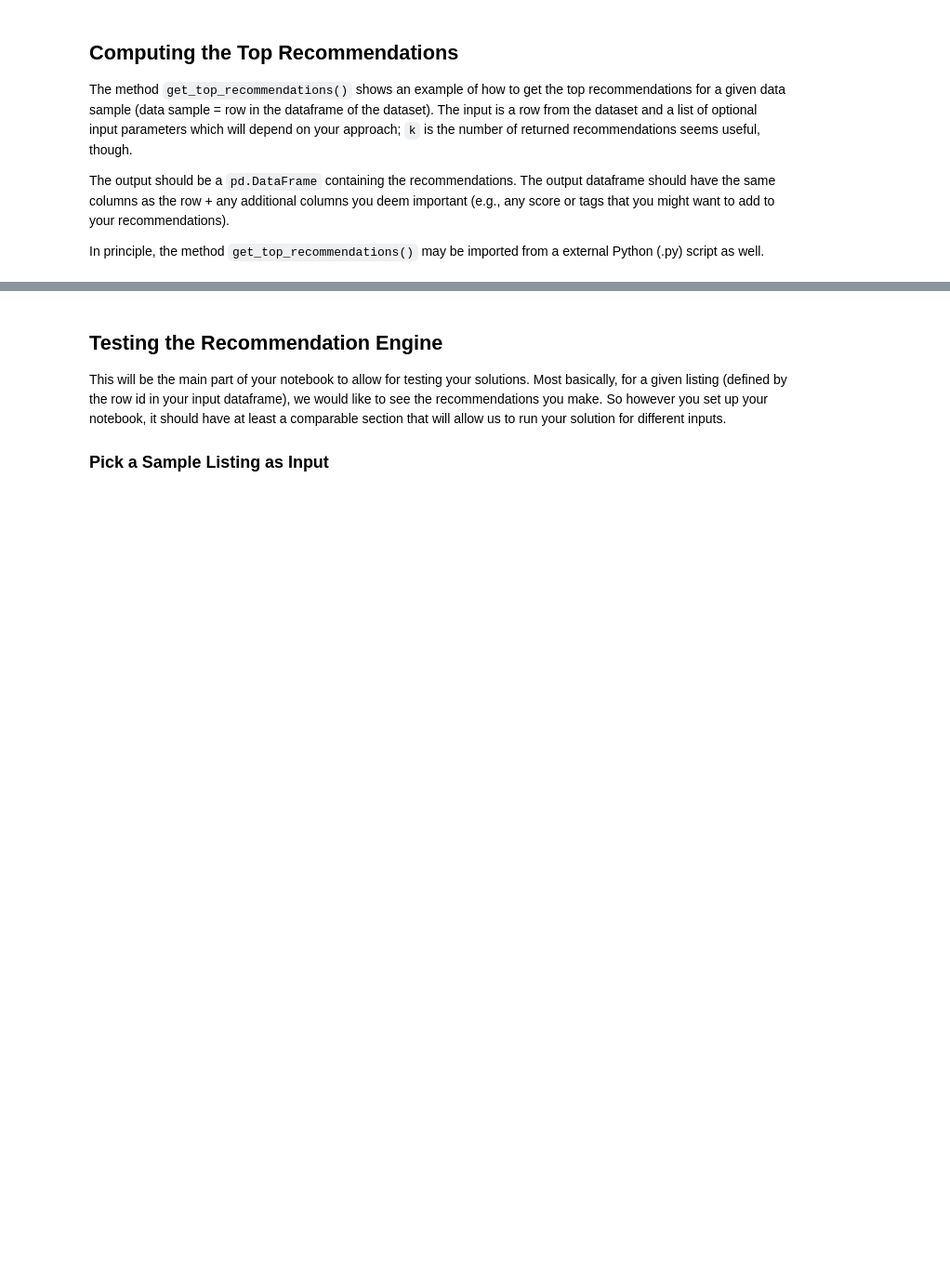
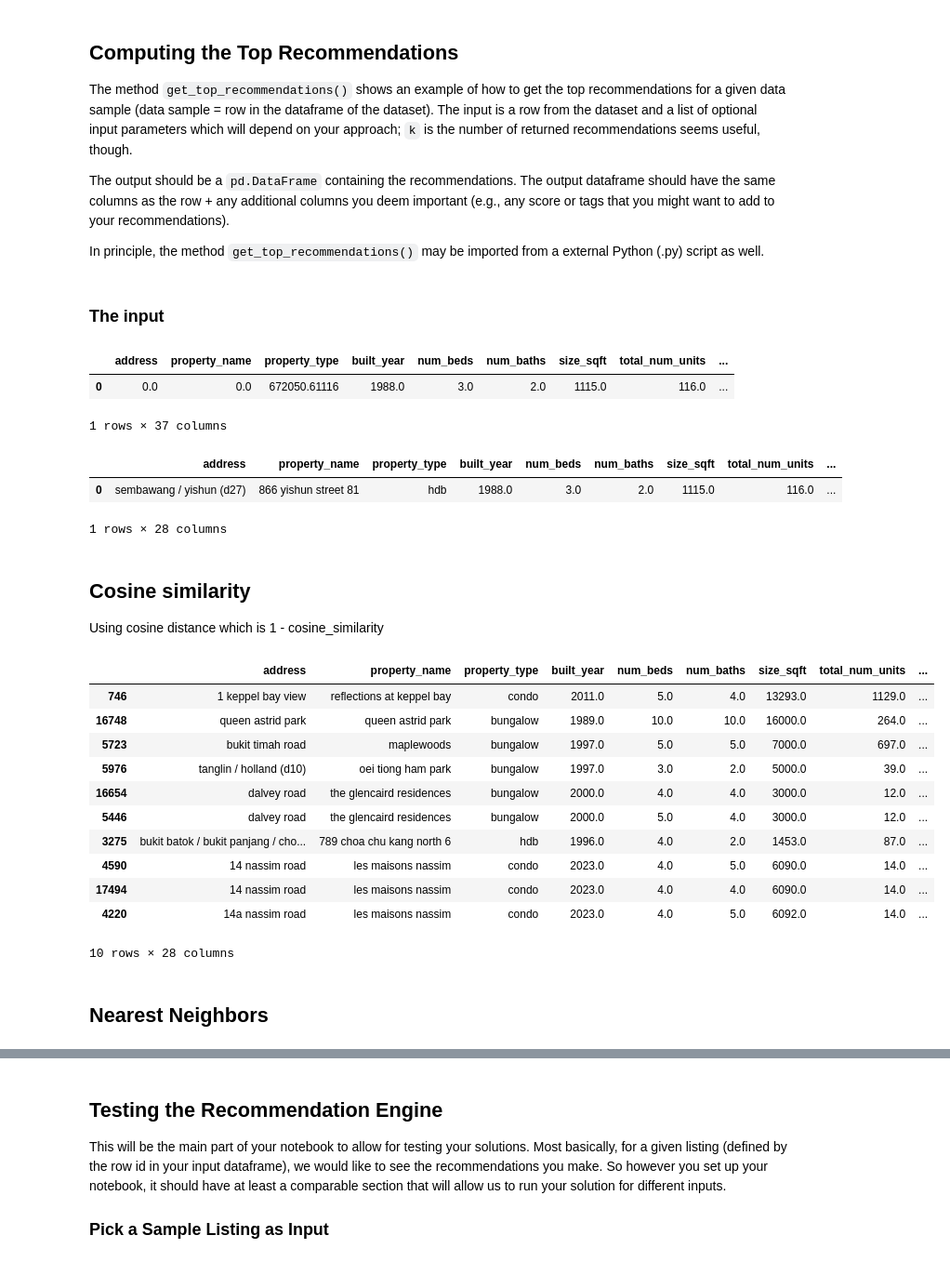
Before and after one commit to atul1696/cs5228-project, a Jupyter notebook: task2.ipynb, the cells around one changed output, grey strips where cells are left out. Shown: that part at 93% size. Drawn from its saved outputs; the diff is of its cells as text; code cells hidden in the pictures; blank space fills up the shorter version.

Commit message:
Add baseline code for cosine similarity and nearest neighbors

```diff
--- a/task2.ipynb
+++ b/task2.ipynb
@@ -102,3 +78,44 @@ The method `get_top_recommendations()` shows an example of how to get the top re
 The output should be a `pd.DataFrame` containing the recommendations. The output dataframe should have the same columns as the row + any additional columns you deem important (e.g., any score or tags that you might want to add to your recommendations).
 
 In principle, the method `get_top_recommendations()` may be imported from a external Python (.py) script as well.
+# %% [markdown]
+### The input
+# %%
+row = df_data.iloc[[0]]
+row
+# %% [output]
+|  | address | property_name | property_type | built_year | num_beds | num_baths | size_sqft | total_num_units | ... |
+| 0 | 0.0 | 0.0 | 672050.61116 | 1988.0 | 3.0 | 2.0 | 1115.0 | 116.0 | ... |
+1 rows × 37 columns
+# %%
+data_preprocessor.inverse_transform(row)
+# %% [output]
+|  | address | property_name | property_type | built_year | num_beds | num_baths | size_sqft | total_num_units | ... |
+| 0 | sembawang / yishun (d27) | 866 yishun street 81 | hdb | 1988.0 | 3.0 | 2.0 | 1115.0 | 116.0 | ... |
+1 rows × 28 columns
+# %% [markdown]
+## Cosine similarity
+Using cosine distance which is 1 - cosine_similarity
+# %%
+def get_top_consine_distance(row, X, k=10):
+    distances = cosine_distances(row, X).flatten()
+    return distances.argsort()[-k:][::-1]
+# %%
+index_list = get_top_consine_distance(row, df_data)
+# %%
+data_preprocessor.inverse_transform(df_data.iloc[index_list])
+# %% [output]
+|  | address | property_name | property_type | built_year | num_beds | num_baths | size_sqft | total_num_units | ... |
+| 746 | 1 keppel bay view | reflections at keppel bay | condo | 2011.0 | 5.0 | 4.0 | 13293.0 | 1129.0 | ... |
+| 16748 | queen astrid park | queen astrid park | bungalow | 1989.0 | 10.0 | 10.0 | 16000.0 | 264.0 | ... |
+| 5723 | bukit timah road | maplewoods | bungalow | 1997.0 | 5.0 | 5.0 | 7000.0 | 697.0 | ... |
+| 5976 | tanglin / holland (d10) | oei tiong ham park | bungalow | 1997.0 | 3.0 | 2.0 | 5000.0 | 39.0 | ... |
+| 16654 | dalvey road | the glencaird residences | bungalow | 2000.0 | 4.0 | 4.0 | 3000.0 | 12.0 | ... |
+| 5446 | dalvey road | the glencaird residences | bungalow | 2000.0 | 5.0 | 4.0 | 3000.0 | 12.0 | ... |
+| 3275 | bukit batok / bukit panjang / cho... | 789 choa chu kang north 6 | hdb | 1996.0 | 4.0 | 2.0 | 1453.0 | 87.0 | ... |
+| 4590 | 14 nassim road | les maisons nassim | condo | 2023.0 | 4.0 | 5.0 | 6090.0 | 14.0 | ... |
+| 17494 | 14 nassim road | les maisons nassim | condo | 2023.0 | 4.0 | 4.0 | 6090.0 | 14.0 | ... |
+| 4220 | 14a nassim road | les maisons nassim | condo | 2023.0 | 4.0 | 5.0 | 6092.0 | 14.0 | ... |
+10 rows × 28 columns
+# %% [markdown]
+## Nearest Neighbors
```
Also changed, not shown: parts of 12 cells of this notebook, 1 other file.
